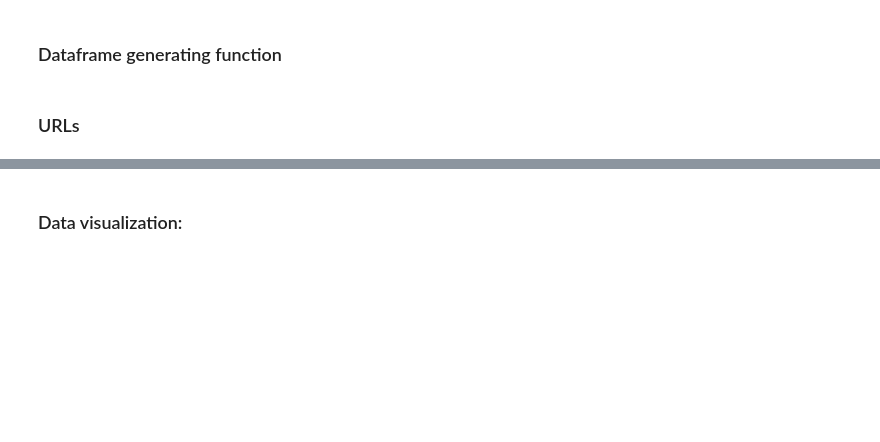
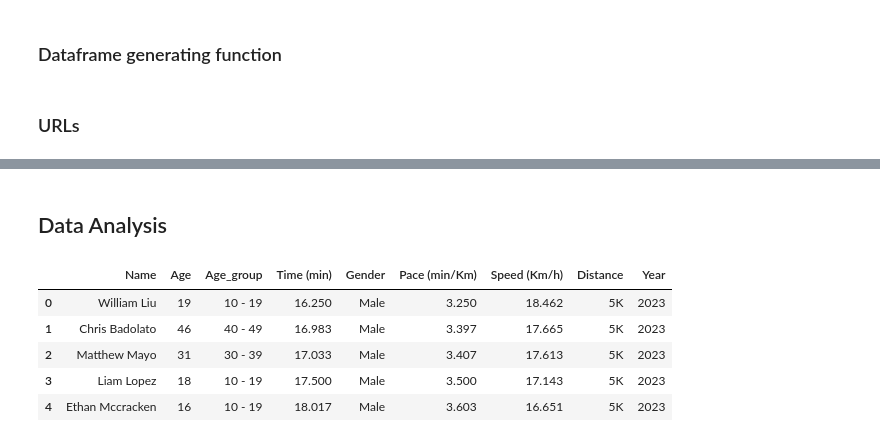
Before and after one commit to hubao666/Davis-Labor-Day-Race-Data-Scraping-and-Analysis, a Jupyter notebook: STA141B Project Report.ipynb, the cells around one changed output, grey strips where cells are left out. Saved outputs shown, nothing was run; the diff lists cells and outputs as text; code cells hidden in the pictures; blank space fills up the shorter version.

```diff
--- a/STA141B Project Report.ipynb
+++ b/STA141B Project Report.ipynb
@@ -689,11 +709,18 @@ df.head(1)
 # %%
 df.to_csv('data/processed.csv', index=False)
-# %% [markdown]
-### Data visualization:
+# %% [markdown]
+## Data Analysis
 # %%
 #read data
-df=pd.read_csv("processed.csv")
-df
+df=pd.read_csv("data/processed.csv")
+df.head(5)
+# %% [output]
+|  | Name | Age | Age_group | Time (min) | Gender | Pace (min/Km) | Speed (Km/h) | Distance | Year |
+| 0 | William Liu | 19 | 10 - 19 | 16.250 | Male | 3.250 | 18.462 | 5K | 2023 |
+| 1 | Chris Badolato | 46 | 40 - 49 | 16.983 | Male | 3.397 | 17.665 | 5K | 2023 |
+| 2 | Matthew Mayo | 31 | 30 - 39 | 17.033 | Male | 3.407 | 17.613 | 5K | 2023 |
+| 3 | Liam Lopez | 18 | 10 - 19 | 17.500 | Male | 3.500 | 17.143 | 5K | 2023 |
+| 4 | Ethan Mccracken | 16 | 10 - 19 | 18.017 | Male | 3.603 | 16.651 | 5K | 2023 |
 # %%
 #PART I: Maximum averge speed for age group
 #Calculate the averge speed for each group
```
Also changed, not shown: parts of 8 cells of this notebook.
